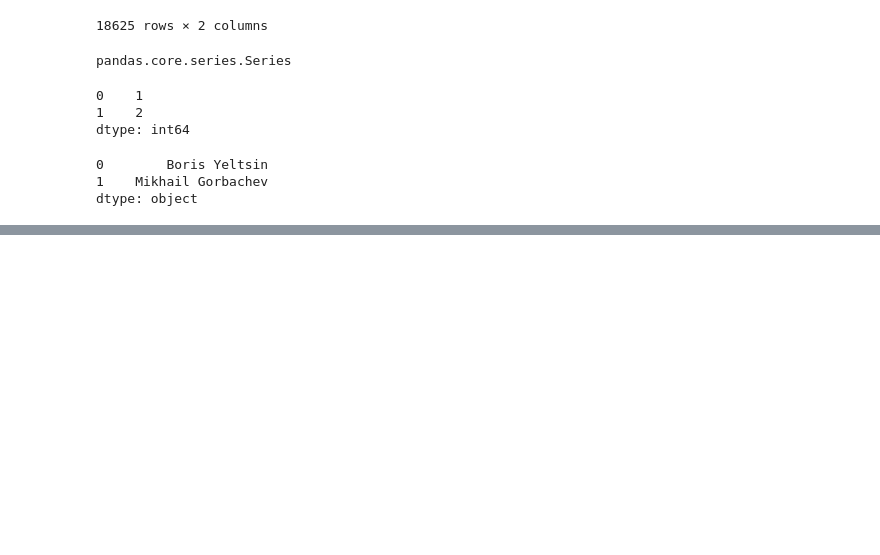
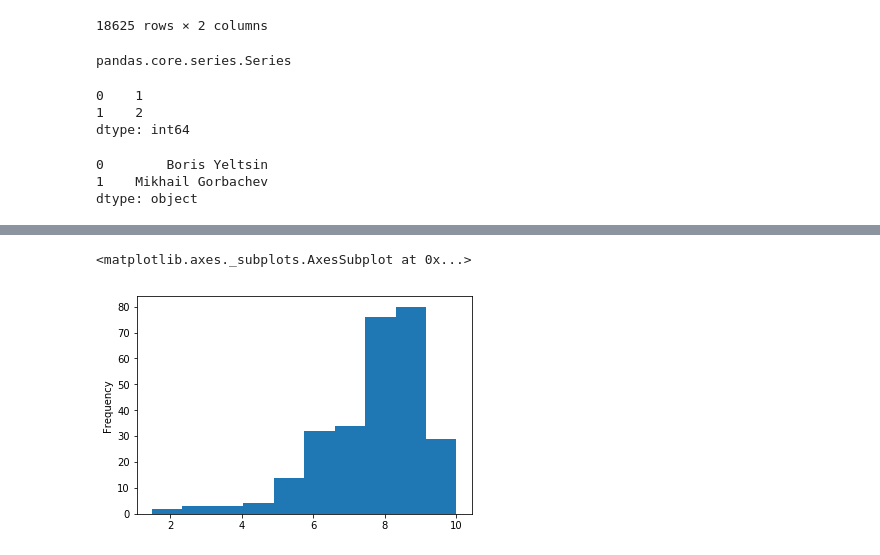
Before and after one commit to elguneminov/data_science_projects_I, a Jupyter notebook: IGN Games Review (Data Analysis)/IGN Games Review.ipynb, the cells around one changed output, grey strips where cells are left out. Saved outputs shown, nothing was run; the diff lists cells and outputs as text; code cells hidden in the pictures; blank space fills up the shorter version.

```diff
--- a/IGN Games Review (Data Analysis)/IGN Games Review.ipynb
+++ b/IGN Games Review (Data Analysis)/IGN Games Review.ipynb
@@ -157,0 +336,5 @@ dtype: object
+# %%
+reviews[reviews["platform"] == "PlayStation 4"]["score"].plot(kind="hist")
+# %% [output]
+<matplotlib.axes._subplots.AxesSubplot at 0x...>
+[figure, added]
```
Also changed, not shown: parts of 23 cells of this notebook.
